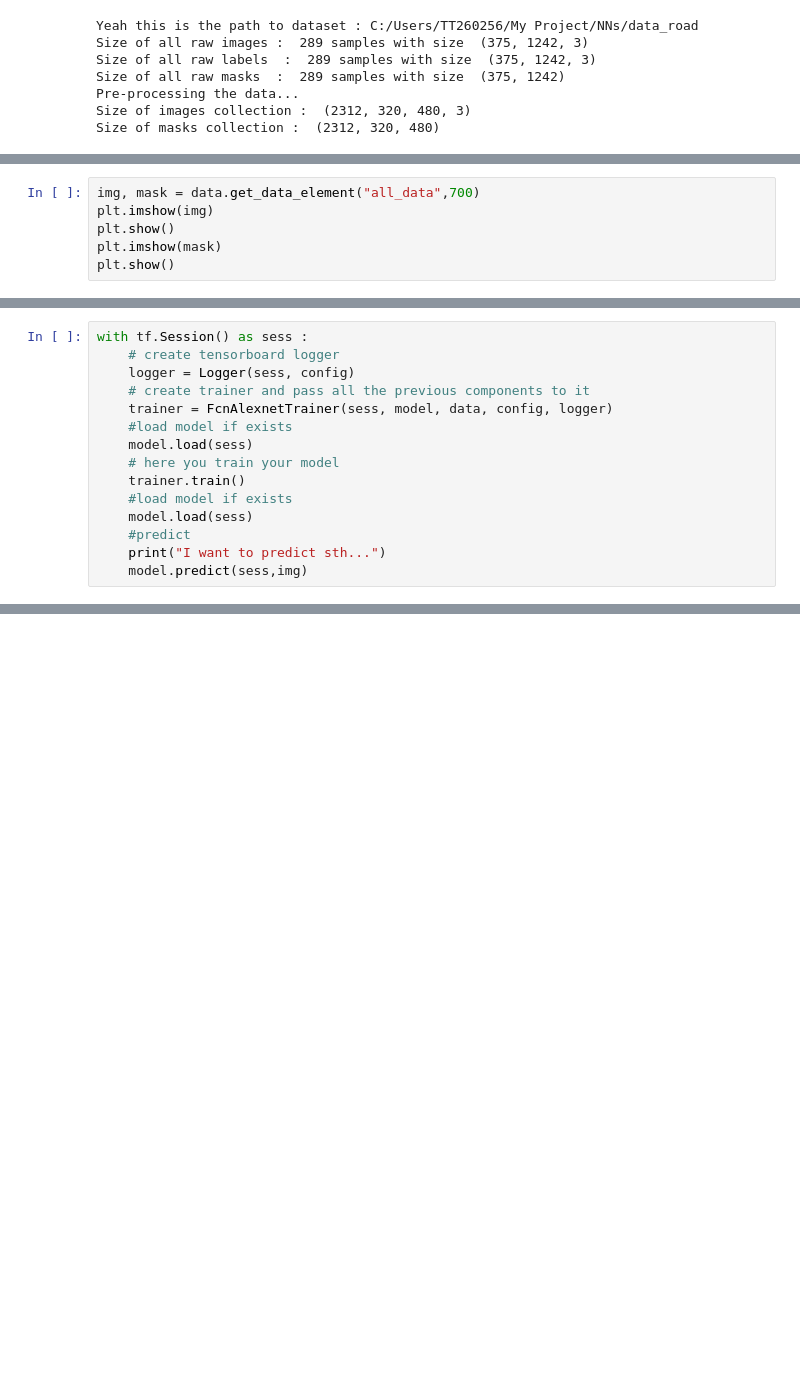
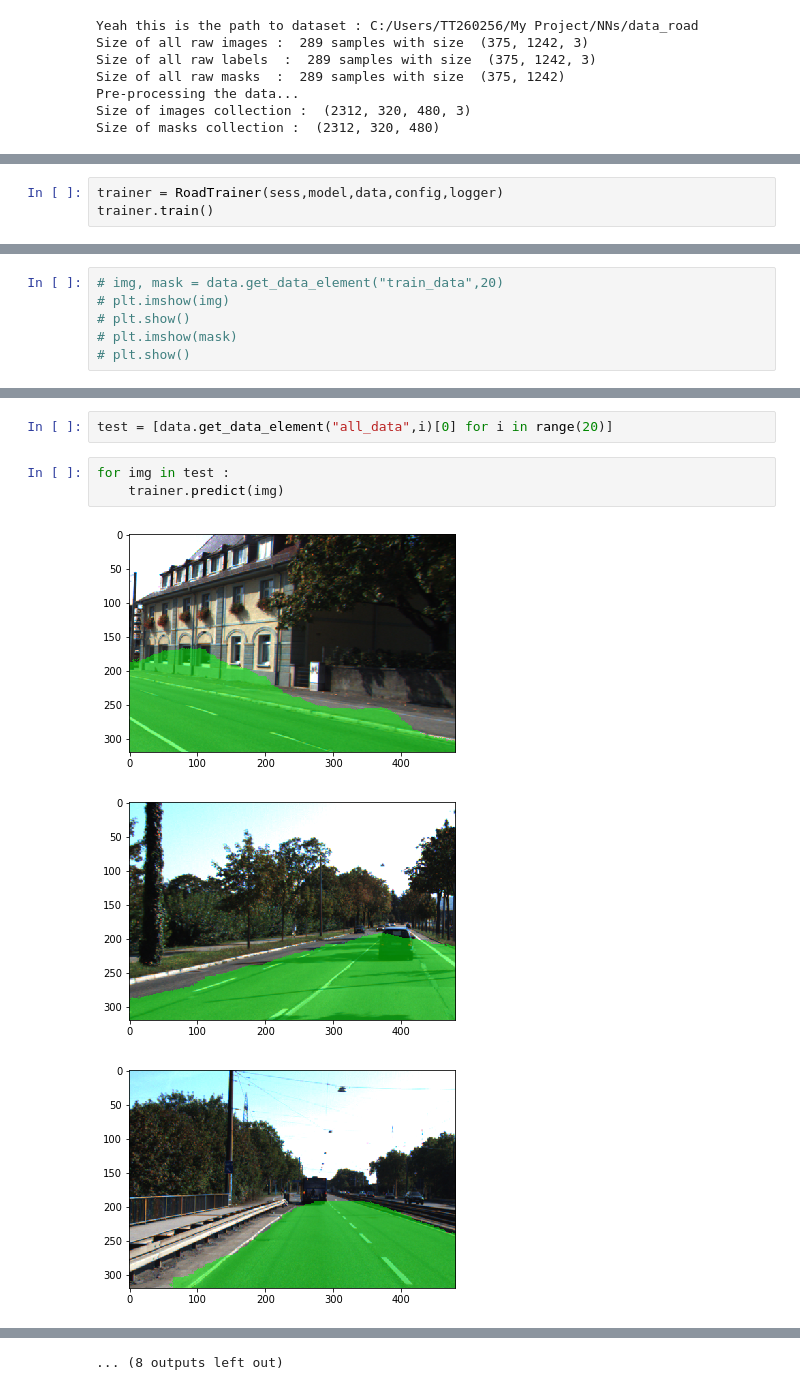
Before and after one commit to thtran97/Semantic-Segmentation, a Jupyter notebook: main.ipynb, the cells around one changed output, grey strips where cells are left out. Drawn from its saved outputs; the diff is of its cells as text; blank space fills up the shorter version.

Commit message:
Modified version with prediction function in module trainers

```diff
--- a/main.ipynb
+++ b/main.ipynb
@@ -41,0 +46,3 @@ Size of masks collection :  (2312, 320, 480)
+# %%
+trainer = RoadTrainer(sess,model,data,config,logger)
+trainer.train()
@@ -42,6 +129,6 @@ Size of masks collection :  (2312, 320, 480)
 # %%
-img, mask = data.get_data_element("all_data",700)
-plt.imshow(img)
-plt.show()
-plt.imshow(mask)
-plt.show()
+# img, mask = data.get_data_element("train_data",20)
+# plt.imshow(img)
+# plt.show()
+# plt.imshow(mask)
+# plt.show()
@@ -55,15 +134,0 @@ model = FcnAlexnetModel(config)
-# %%
-with tf.Session() as sess :
-    # create tensorboard logger
-    logger = Logger(sess, config)
-    # create trainer and pass all the previous components to it
-    trainer = FcnAlexnetTrainer(sess, model, data, config, logger)
-    #load model if exists
-    model.load(sess)
-    # here you train your model
-    trainer.train()
-    #load model if exists
-    model.load(sess)
-    #predict
-    print("I want to predict sth...")
-    model.predict(sess,img)
@@ -143,0 +135,9 @@ Model saved
+# %%
+test = [data.get_data_element("all_data",i)[0] for i in range(20)]
+# %%
+for img in test :
+    trainer.predict(img)
+# %% [output]
+[figure, added]
+[figure, added]
+[figure, added]
@@ -143,0 +153 @@ Model saved
+... (8 outputs left out)
```
Also changed, not shown: parts of 7 cells of this notebook, 48 other files.
